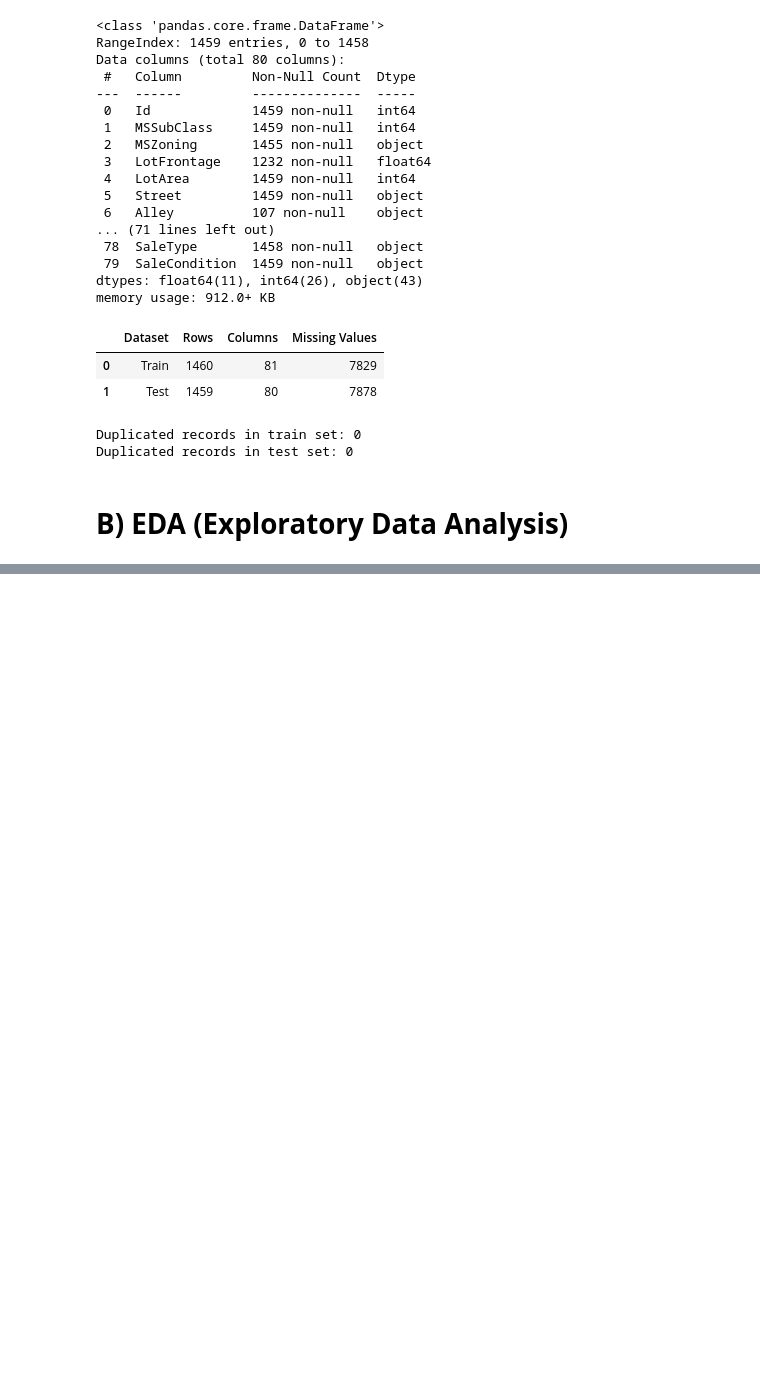
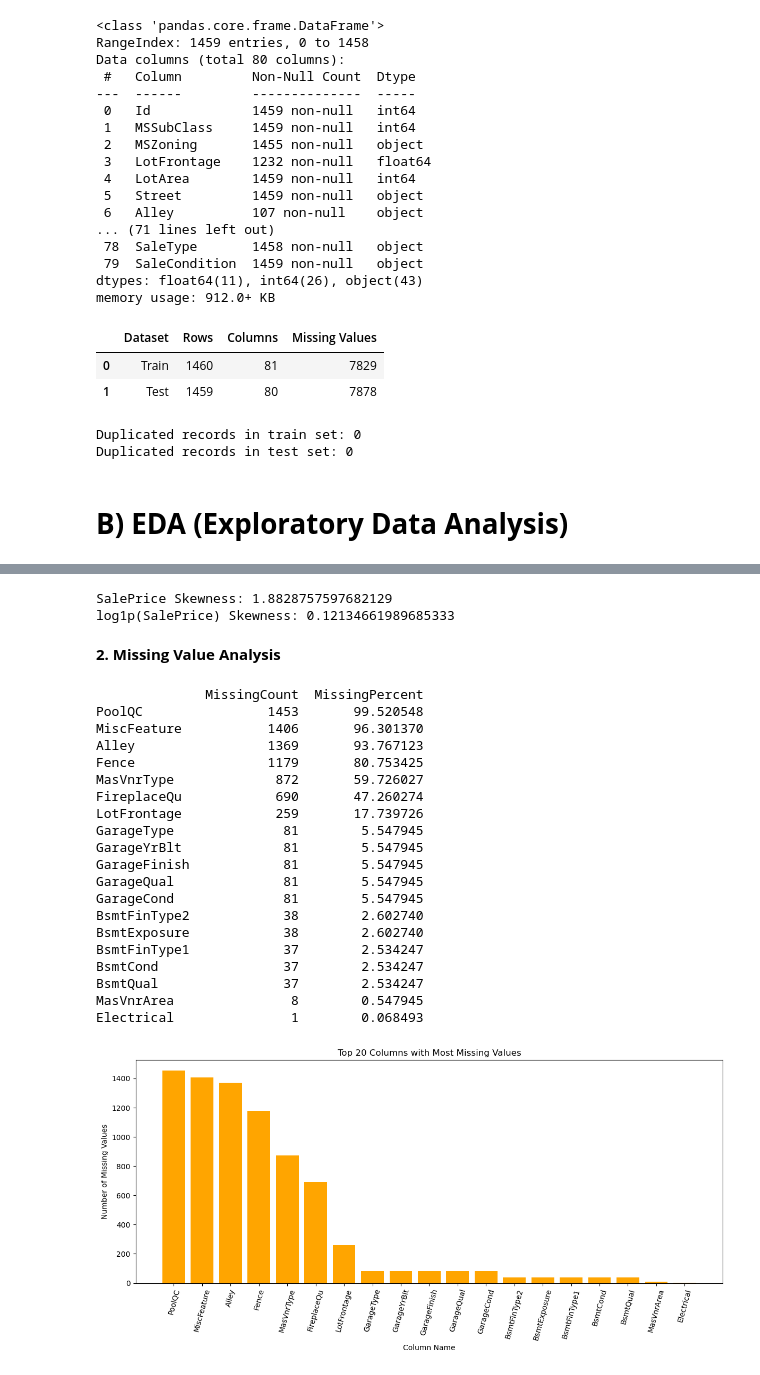
Before and after one commit to AbdullahMart/AI_Engineering_Week_3, a Jupyter notebook: Week3_HousePrices_Team1.ipynb, the cells around one changed output, grey strips where cells are left out. Saved outputs shown, nothing was run; the diff lists cells and outputs as text; code cells hidden in the pictures; blank space fills up the shorter version.

```diff
--- a/Week3_HousePrices_Team1.ipynb
+++ b/Week3_HousePrices_Team1.ipynb
@@ -133,0 +156,56 @@ Duplicated records in test set: 0
+# %%
+# c. Skewness Check
+print("SalePrice Skewness:", train_df['SalePrice'].skew())
+print("log1p(SalePrice) Skewness:", np.log1p(train_df['SalePrice']).skew())
+# %% [output]
+SalePrice Skewness: 1.8828757597682129
+log1p(SalePrice) Skewness: 0.12134661989685333
+# %% [markdown]
+**2. Missing Value Analysis**
+# %%
+# 1. Her sütundaki eksik değer sayısını bul
+missing_counts = train_df.isnull().sum()
+
+# 2. Eksik değeri olan sütunları ve oranlarını bul, en çok eksik olan ilk 20 sütunu seç
+missing_percent = (missing_counts / len(train_df)) * 100
+missing_df = pd.DataFrame({
+    'MissingCount': missing_counts,
+    'MissingPercent': missing_percent
+})
+missing_df = missing_df[missing_df['MissingCount'] > 0]
+missing_df = missing_df.sort_values(by='MissingCount', ascending=False).head(20)
+
+# 3. Sonuçları yazdır
+print(missing_df)
+
+# 4. Bar plot ile görselleştir
+plt.figure(figsize=(12,6))
+plt.bar(missing_df.index, missing_df['MissingCount'], color='orange')
+plt.xticks(rotation=75)
+plt.title('Top 20 Columns with Most Missing Values')
+plt.ylabel('Number of Missing Values')
+plt.xlabel('Column Name')
+plt.tight_layout()
+plt.show()
+# %% [output]
+              MissingCount  MissingPercent
+PoolQC                1453       99.520548
+MiscFeature           1406       96.301370
+Alley                 1369       93.767123
+Fence                 1179       80.753425
+MasVnrType             872       59.726027
+FireplaceQu            690       47.260274
+LotFrontage            259       17.739726
+GarageType              81        5.547945
+GarageYrBlt             81        5.547945
+GarageFinish            81        5.547945
+GarageQual              81        5.547945
+GarageCond              81        5.547945
+BsmtFinType2            38        2.602740
+BsmtExposure            38        2.602740
+BsmtFinType1            37        2.534247
+BsmtCond                37        2.534247
+BsmtQual                37        2.534247
+MasVnrArea               8        0.547945
+Electrical               1        0.068493
+[figure, added]
```
Also changed, not shown: parts of 7 cells of this notebook.
